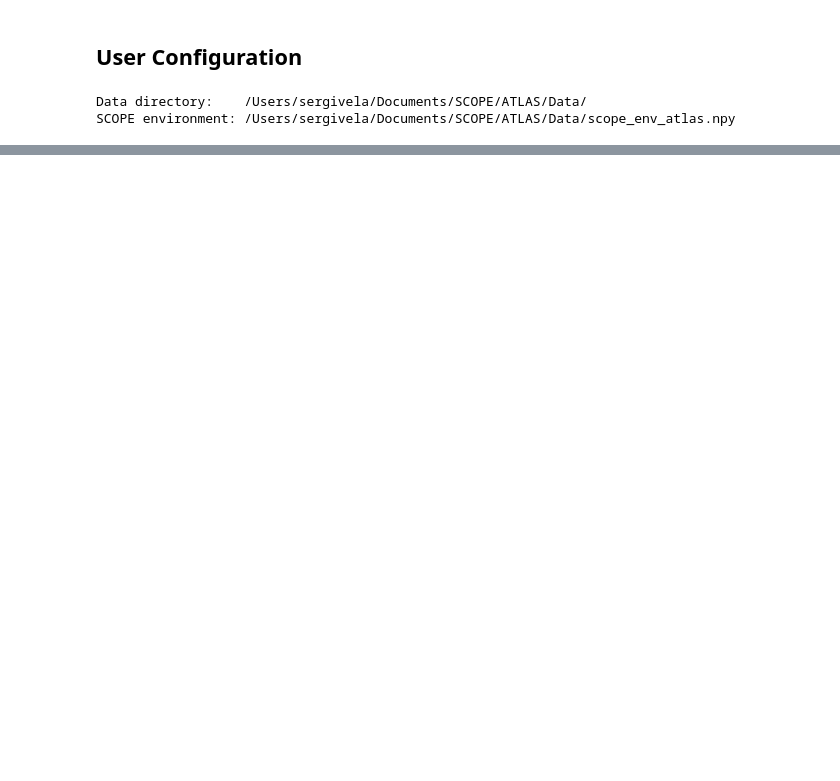
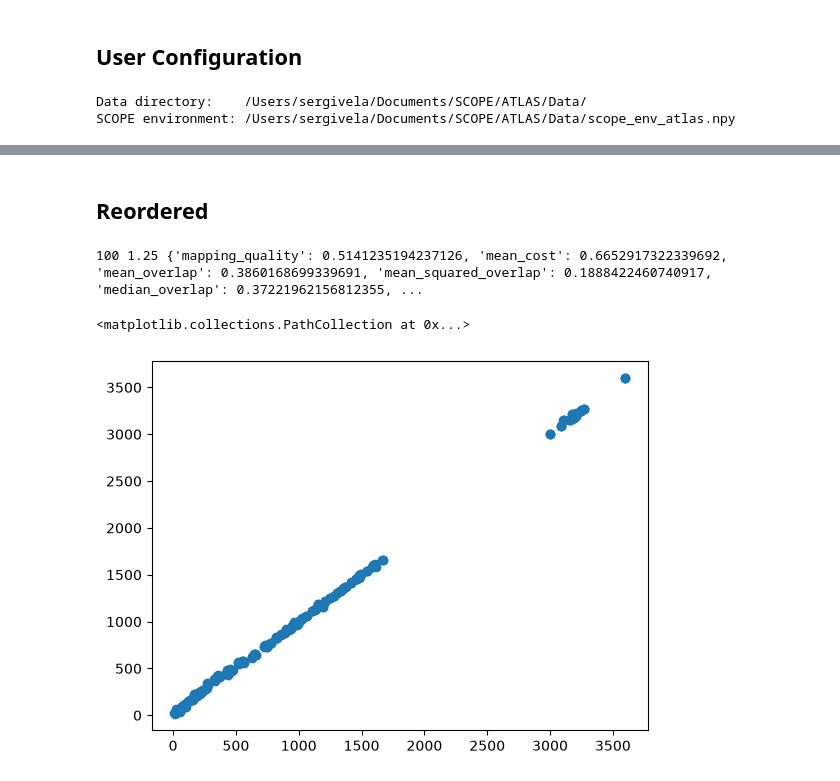
Before and after one commit to QTC-IQAC/SCO-Atlas, a Jupyter notebook: Analysis/Notebooks/X-Check_System.ipynb, the cells around one changed output, grey strips where cells are left out. Cells and saved outputs as stored; diff of their text form; code cells hidden in the pictures; blank space fills up the shorter version.

```diff
--- a/Analysis/Notebooks/X-Check_System.ipynb
+++ b/Analysis/Notebooks/X-Check_System.ipynb
@@ -173,0 +92,22 @@ N  10.653055  6.111329  5.186896
+# %% [markdown]
+## Reordered
+# %%
+from scope.vnm_tools import map_vnms
+
+scale = 100
+penalty = 1.25
+
+hs_vnms = hs_min.VNMs
+ls_vnms = ls_min.VNMs
+
+vnmsA_ordered, vnmsB_ordered, results = map_vnms(hs_vnms, ls_vnms, hs_min.labels, hs_min.coord, ls_min.labels, ls_min.coord, adjmatA=hs_min.molecules[0].adjmat, adjmatB=ls_min.molecules[0].adjmat, f_scale=scale, f_weight=penalty)
+print(scale, penalty, assess_vnm_mapping(results["mappings"]))
+# %% [output]
+100 1.25 {'mapping_quality': 0.5141235194237126, 'mean_cost': 0.6652917322339692, 'mean_overlap': 0.3860168699339691, 'mean_squared_overlap': 0.1888422460740917, 'median_overlap': 0.37221962156812355, ...
+# %%
+freq_A = [item["freqA"] for item in results["mappings"]]
+freq_B = [item["freqB"] for item in results["mappings"]]
+plt.scatter(freq_A, freq_B)
+# %% [output]
+<matplotlib.collections.PathCollection at 0x...>
+[figure, added]
```
Also changed, not shown: parts of 47 cells of this notebook, 22 other files.
